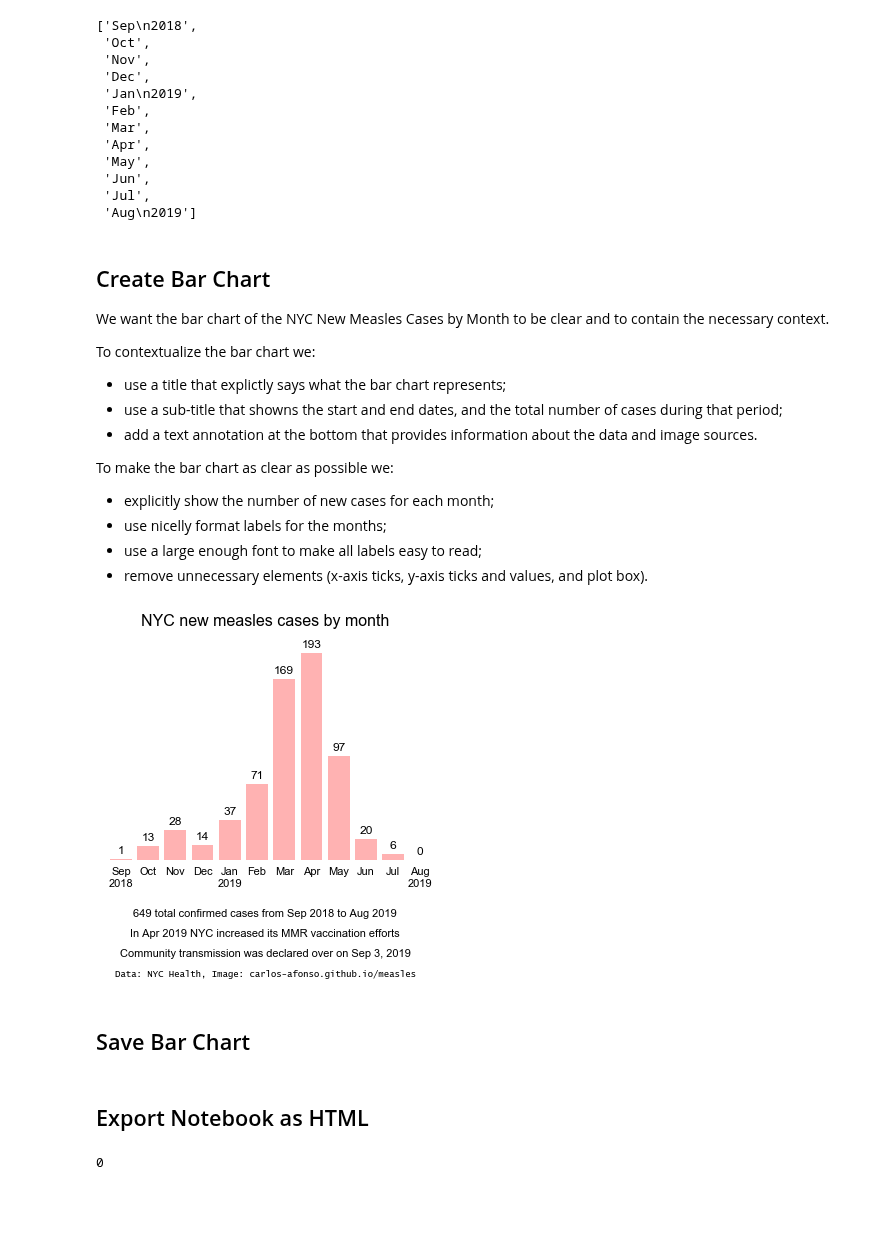
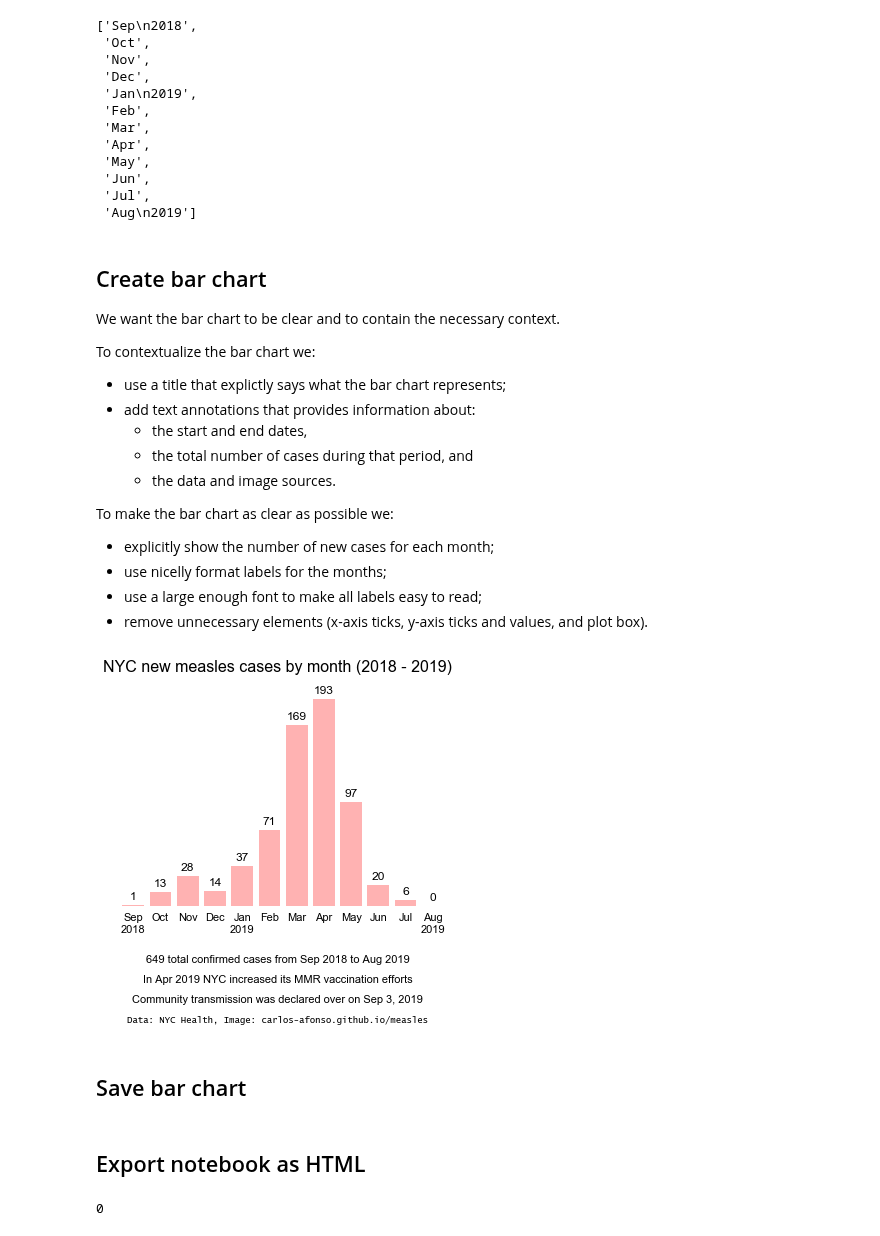
Before and after one commit to carlos-afonso/measles, a Jupyter notebook: notebooks/nyc-new-measles-cases-by-month-final.ipynb, the cells around one changed output. Drawn from its saved outputs; the diff is of its cells as text; code cells hidden in the pictures; blank space fills up the shorter version.

Commit message:
Minor improvements to NYC measles cases by month

```diff
--- a/notebooks/nyc-new-measles-cases-by-month-final.ipynb
+++ b/notebooks/nyc-new-measles-cases-by-month-final.ipynb
@@ -20,6 +19,9 @@ The data was manually collected from the source ([NYC Health Measles webpage](ht
 # %%
 # Set (relative) path to the CSV data file
-data_file = '../data/nyc-health/final/nyc-new-measles-cases-by-month.csv'
+data_file = os.path.join('..', 'data', 'nyc-health', '2018-2019-outbreak', 'nyc-new-measles-cases-by-month.csv')
 
 # Import data from the CSV file as a pandas dataframe
 df = pd.read_csv(data_file)
+
+# Show the data
+df
@@ -78,9 +72,10 @@ total_cases
 Extract the data to actually plot (third to penultimate columns).
 # %%
 # Extract the data to plot (third to penultimate columns)
-# Call it 'd2p' as an abbrevation for 'data to plot'
-d2p = df.iloc[0, 2:-1]
-d2p
+data_to_plot = df.iloc[0, 2:-1]
+
+# Show the data to plot
+data_to_plot
 # %% [output]
 Sep 2018      1
 Oct 2018     13
@@ -101,7 +96,7 @@ Name: 0, dtype: object
 Create nicely formatted month labels to be used in the bar chart.
 # %%
 # Get the 'raw' month labels
-month_labels = list(d2p.index)
+month_labels = list(data_to_plot.index)
 
 # For the first and last month: show month and year but
 # replace the space between the month and year with a line break
@@ -134,14 +129,16 @@ month_labels
  'Jul',
  'Aug\n2019']
 # %% [markdown]
-## Create Bar Chart
+## Create bar chart
 
-We want the bar chart of the NYC New Measles Cases by Month to be clear and to contain the necessary context.
+We want the bar chart to be clear and to contain the necessary context.
 
 To contextualize the bar chart we:
 * use a title that explictly says what the bar chart represents;
-* use a sub-title that showns the start and end dates, and the total number of cases during that period;
-* add a text annotation at the bottom that provides information about the data and image sources.
+* add text annotations that provides information about:
+    * the start and end dates,
+    * the total number of cases during that period, and
+    * the data and image sources.
 
 To make the bar chart as clear as possible we:
 * explicitly show the number of new cases for each month;
@@ -157,49 +154,52 @@ fsb = 12     # font size base
 fig = plt.figure()
 
 # Add figure title
+fig.suptitle('NYC new measles cases by month (2018 - 2019)', fontname=fn, fontsize=(fsb + 4))
 #plt.title('NYC new measles cases by month', fontname=fn, fontsize=(fsb + 4))
-fig.suptitle('NYC new measles cases by month', fontname=fn, fontsize=(fsb + 4))
 
 # Create the horizontal bar chart
-ax = d2p.plot.bar(alpha=0.3, color='red', width=0.8)
+ax = data_to_plot.plot.bar(alpha=0.3, color='red', width=0.8)
 
 # Remove the y-axis ticks and labels/values
 #ax.get_yaxis().set_ticks([])
 ax.set_yticks([])
 
 # Remove the x-axis ticks
 ax.xaxis.set_ticks_position('none')
 
 # Set the x-axis labels
 ax.set_xticklabels(month_labels, fontname=fn, fontsize=(fsb-1), rotation=0)
 
 # Create the labels on top of the bars to explicitly show the
 # number of new measles cases in each month
 for i in ax.patches:
     ax.text(i.get_x() + 0.4, i.get_height() + 5, str(i.get_height()),
             fontname = fn, fontsize = fsb, horizontalalignment = 'center')
 
 # Remove the axes box
 plt.box(False)
 
-# Add text with context
-# TODO: Create start_month and end_month vars and use them here
-fig.text(0.5, -0.07, str(total_cases) + ' total confirmed cases from Sep 2018 to Aug 2019',
-         fontname = fn, fontsize = (fsb - 1), horizontalalignment='center')
-fig.text(0.5, -0.14, 'In Apr 2019 NYC increased its MMR vaccination efforts',
-         fontname = fn, fontsize = (fsb - 1), horizontalalignment = 'center')
-fig.text(0.5, -0.21, 'Community transmission was declared over on Sep 3, 2019',
-         fontname = fn, fontsize = (fsb - 1), horizontalalignment = 'center')
+# Add note about the total cases
+text = str(total_cases) + ' total confirmed cases from ' + start_month + ' to ' + end_month
+fig.text(0.5, -0.07, text, fontname = fn, fontsize = (fsb - 1), horizontalalignment='center')
 
-# Add text about the Data and Image sources
-fig.text(0.5, -0.28, 'Data: NYC Health, Image: carlos-afonso.github.io/measles',
-         fontname = 'Lucida Console', fontsize = (fsb - 3), horizontalalignment = 'center')
+# Add note about increased vaccination efforst
+text = 'In Apr 2019 NYC increased its MMR vaccination efforts'
+fig.text(0.5, -0.14, text, fontname = fn, fontsize = (fsb - 1), horizontalalignment = 'center')
+
+# Add note about the end of the outbreak
+text = 'Community transmission was declared over on Sep 3, 2019'
+fig.text(0.5, -0.21, text, fontname = fn, fontsize = (fsb - 1), horizontalalignment = 'center')
+
+# Add note about the Data and Image sources
+text = 'Data: NYC Health, Image: carlos-afonso.github.io/measles'
+fig.text(0.5, -0.28, text, fontname = 'Lucida Console', fontsize = (fsb - 3), horizontalalignment = 'center')
 
 # Show figure
 plt.show()
 # %% [output]
-[figure, old version]
+[figure, new version]
 # %% [markdown]
-## Save Bar Chart
+## Save bar chart
 # %%
 # Set image file path/name (without file extension)
@@ -211,7 +211,7 @@ fig.savefig(img_file + '.png', bbox_inches='tight', dpi=200)
 # Save as SVG image
 fig.savefig(img_file + '.svg', bbox_inches='tight')
 # %% [markdown]
-## Export Notebook as HTML
+## Export notebook as HTML
 # %%
 # Export this notebook as a static HTML page
 os.system('jupyter nbconvert --to html nyc-new-measles-cases-by-month-final.ipynb')
```
Also changed, not shown: parts of 9 cells of this notebook, 2 other files.
